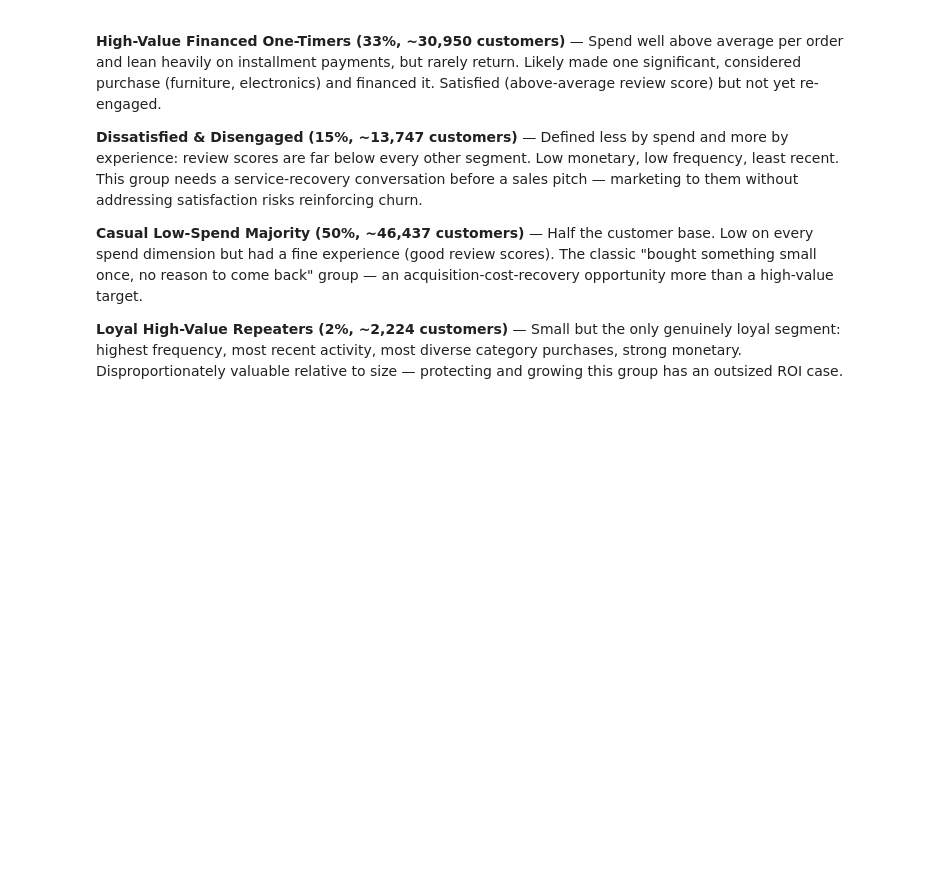
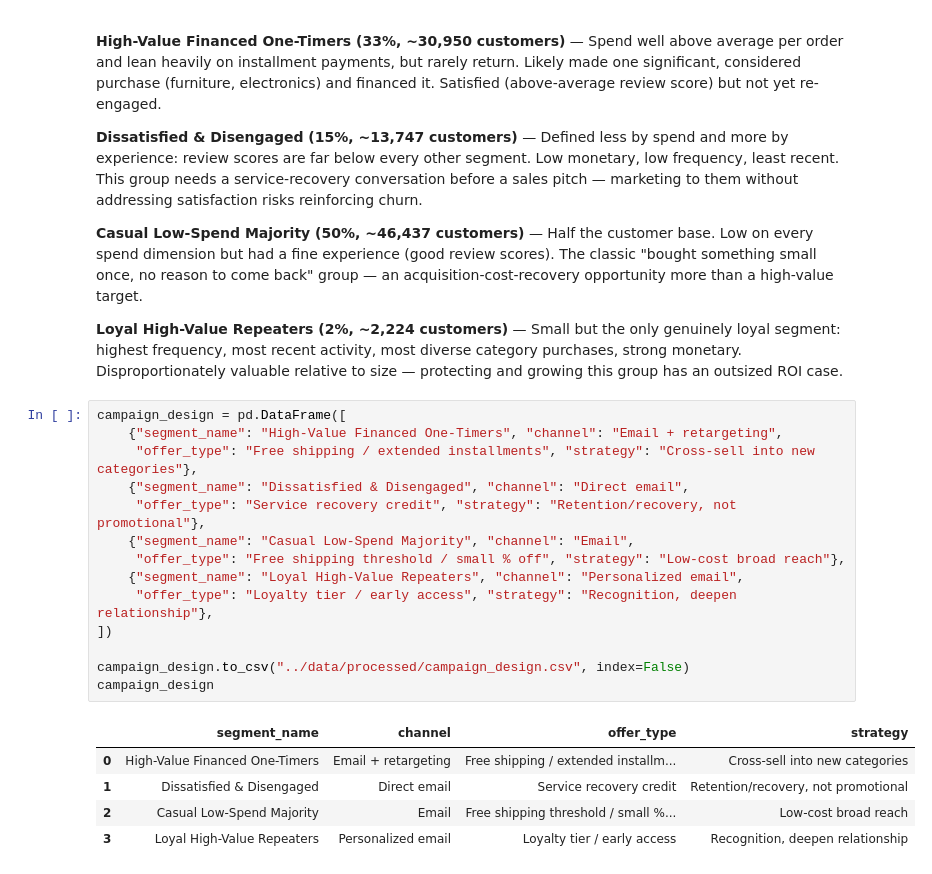
Before and after one commit to jbx-p/customer-segmentation-campaign, a Jupyter notebook: notebooks/02_clustering.ipynb, the cells around one changed output. Drawn from its saved outputs; the diff is of its cells as text; blank space fills up the shorter version.

```diff
--- a/notebooks/02_clustering.ipynb
+++ b/notebooks/02_clustering.ipynb
@@ -318,3 +318,23 @@ Name: count, dtype: int64
 **Casual Low-Spend Majority (50%, ~46,437 customers)** — Half the customer base. Low on every spend dimension but had a fine experience (good review scores). The classic "bought something small once, no reason to come back" group — an acquisition-cost-recovery opportunity more than a high-value target.
 
 **Loyal High-Value Repeaters (2%, ~2,224 customers)** — Small but the only genuinely loyal segment: highest frequency, most recent activity, most diverse category purchases, strong monetary. Disproportionately valuable relative to size — protecting and growing this group has an outsized ROI case.
+# %%
+campaign_design = pd.DataFrame([
+    {"segment_name": "High-Value Financed One-Timers", "channel": "Email + retargeting",
+     "offer_type": "Free shipping / extended installments", "strategy": "Cross-sell into new categories"},
+    {"segment_name": "Dissatisfied & Disengaged", "channel": "Direct email",
+     "offer_type": "Service recovery credit", "strategy": "Retention/recovery, not promotional"},
+    {"segment_name": "Casual Low-Spend Majority", "channel": "Email",
+     "offer_type": "Free shipping threshold / small % off", "strategy": "Low-cost broad reach"},
+    {"segment_name": "Loyal High-Value Repeaters", "channel": "Personalized email",
+     "offer_type": "Loyalty tier / early access", "strategy": "Recognition, deepen relationship"},
+])
+
+campaign_design.to_csv("../data/processed/campaign_design.csv", index=False)
+campaign_design
+# %% [output]
+|  | segment_name | channel | offer_type | strategy |
+| 0 | High-Value Financed One-Timers | Email + retargeting | Free shipping / extended installm... | Cross-sell into new categories |
+| 1 | Dissatisfied & Disengaged | Direct email | Service recovery credit | Retention/recovery, not promotional |
+| 2 | Casual Low-Spend Majority | Email | Free shipping threshold / small %... | Low-cost broad reach |
+| 3 | Loyal High-Value Repeaters | Personalized email | Loyalty tier / early access | Recognition, deepen relationship |
```
